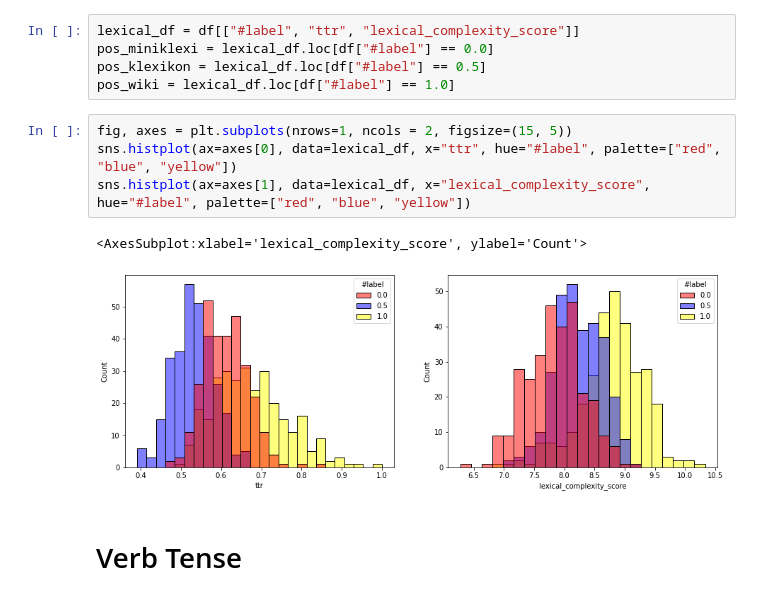
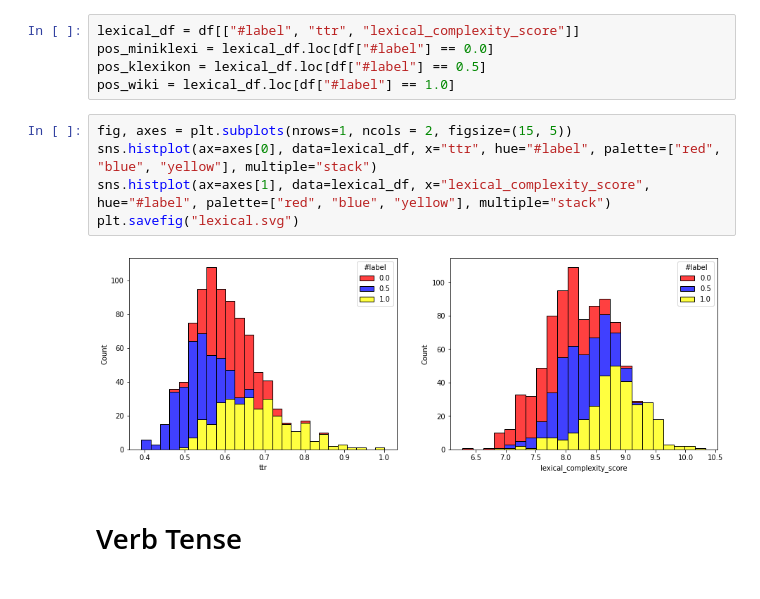
Before and after one commit to DanielAweis/TextComplexityFeatures, a Jupyter notebook: data_analysis/data_analysis_lexica_corpus.ipynb, the cells around one changed output. Cells and saved outputs as stored; diff of their text form.

Commit message:
svg and histplot style

```diff
--- a/data_analysis/data_analysis_lexica_corpus.ipynb
+++ b/data_analysis/data_analysis_lexica_corpus.ipynb
@@ -152,11 +152,11 @@ pos_klexikon = lexical_df.loc[df["#label"] == 0.5]
 pos_wiki = lexical_df.loc[df["#label"] == 1.0]
 # %%
 fig, axes = plt.subplots(nrows=1, ncols = 2, figsize=(15, 5))
-sns.histplot(ax=axes[0], data=lexical_df, x="ttr", hue="#label", palette=["red", "blue", "yellow"])
-sns.histplot(ax=axes[1], data=lexical_df, x="lexical_complexity_score", hue="#label", palette=["red", "blue", "yellow"])
+sns.histplot(ax=axes[0], data=lexical_df, x="ttr", hue="#label", palette=["red", "blue", "yellow"], multiple="stack")
+sns.histplot(ax=axes[1], data=lexical_df, x="lexical_complexity_score", hue="#label", palette=["red", "blue", "yellow"], multiple="stack")
+plt.savefig("lexical.svg")
 # %% [output]
-<AxesSubplot:xlabel='lexical_complexity_score', ylabel='Count'>
-[figure, old version]
+[figure, new version]
 # %% [markdown]
 # Verb Tense
 # %%
```
Also changed, not shown: parts of 7 cells of this notebook, 10 other files.
